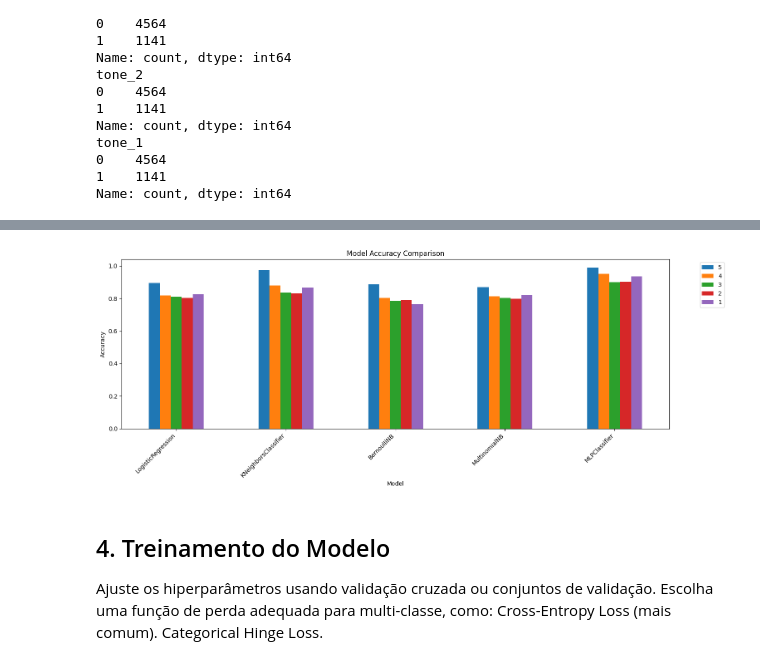
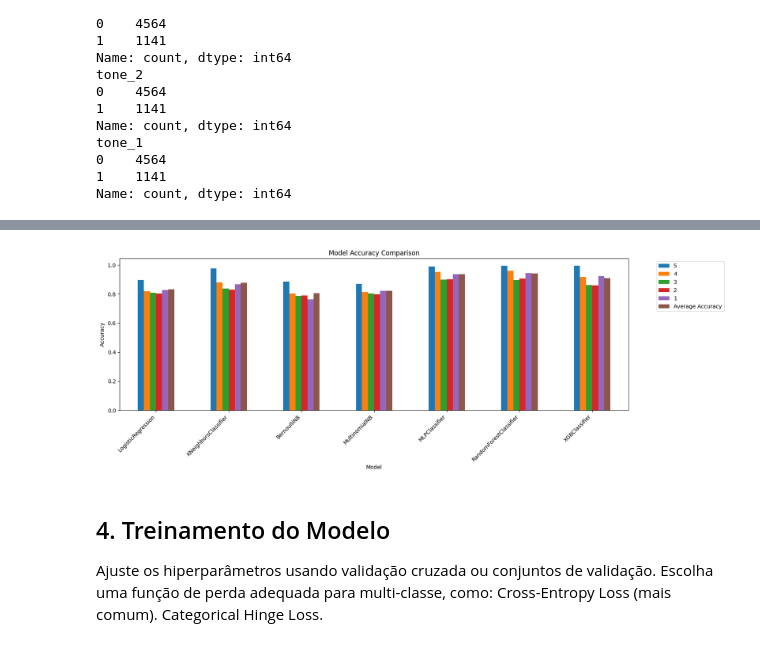
Before and after one commit to Carabinero/politeness-review-classification, a Jupyter notebook: politeness_convencional_v1_1.ipynb, the cells around one changed output, grey strips where cells are left out. Saved outputs shown, nothing was run; the diff lists cells and outputs as text; code cells hidden in the pictures.

```diff
--- a/politeness_convencional_v1_1.ipynb
+++ b/politeness_convencional_v1_1.ipynb
@@ -565,7 +476,9 @@ model_classes = [
     KNeighborsClassifier(n_neighbors=5),
     BernoulliNB(),
     MultinomialNB(),
-    MLPClassifier(hidden_layer_sizes=(36, 12), random_state=42)
+    MLPClassifier(hidden_layer_sizes=(36, 12), random_state=42),
+    RandomForestClassifier(n_estimators=50, max_depth=None, min_samples_split=2, random_state=42),
+    XGBClassifier()
 ]
 # svm, random forest,
 
@@ -573,10 +486,10 @@ model_classes = [
 tone_levels = [5, 4, 3, 2, 1]
 
 # Train and evaluate models
-trained_models, accuracy_table = train_and_evaluate_models(model_classes, X_train_data, X_test_data, y_train_data, y_test_data, tone_levels)
+trained_models, accuracy_df = train_and_evaluate_models(model_classes, X_train_data, X_test_data, y_train_data, y_test_data, tone_levels)
 
 # Accessing trained models
 # Example: Accessing the LogisticRegression model for tone level 5
-log_reg_model_tone_5 = trained_models[5]['LogisticRegression']
+# log_reg_model_tone_5 = trained_models[5]['LogisticRegression']
 # %% [output]
 Accuracy Table:
@@ -599,0 +505,5 @@ accuracy_table
+# %%
+accuracy_df['Average Accuracy'] = accuracy_df.mean(axis=1)
+# print("\nAverage Accuracy per Model:")
+# accuracy_table[['Average Accuracy']] #print a table with the average accuracy
+accuracy_df
@@ -600,18 +520,16 @@ accuracy_table
 # %%
-# prompt: Usando o DataFrame accuracy_table: bar
-
 import matplotlib.pyplot as plt
 
-ax = accuracy_table.plot(kind='bar', figsize=(14, 6))
+ax = accuracy_df.plot(kind='bar', figsize=(14, 6))
 plt.title('Model Accuracy Comparison')
 plt.xlabel('Model')
 plt.ylabel('Accuracy')
 plt.xticks(rotation=45, ha='right')  # Rotate x-axis labels for better readability
 plt.tight_layout()  # Adjust layout to prevent labels from overlapping
 plt.legend(bbox_to_anchor=(1.05, 1), loc='upper left')
 plt.show()
 # %% [output]
-[figure, old version]
+[figure, new version]
 # %% [markdown]
 ## 4. Treinamento do Modelo
 Ajuste os hiperparâmetros usando validação cruzada ou conjuntos de validação.
```
Also changed, not shown: parts of 9 cells of this notebook.
